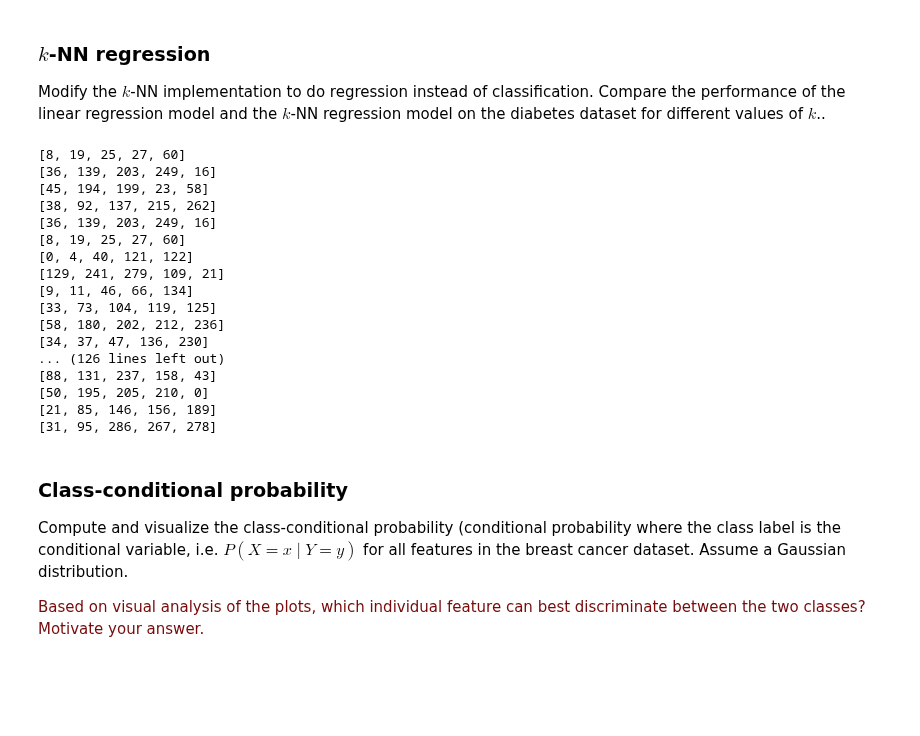
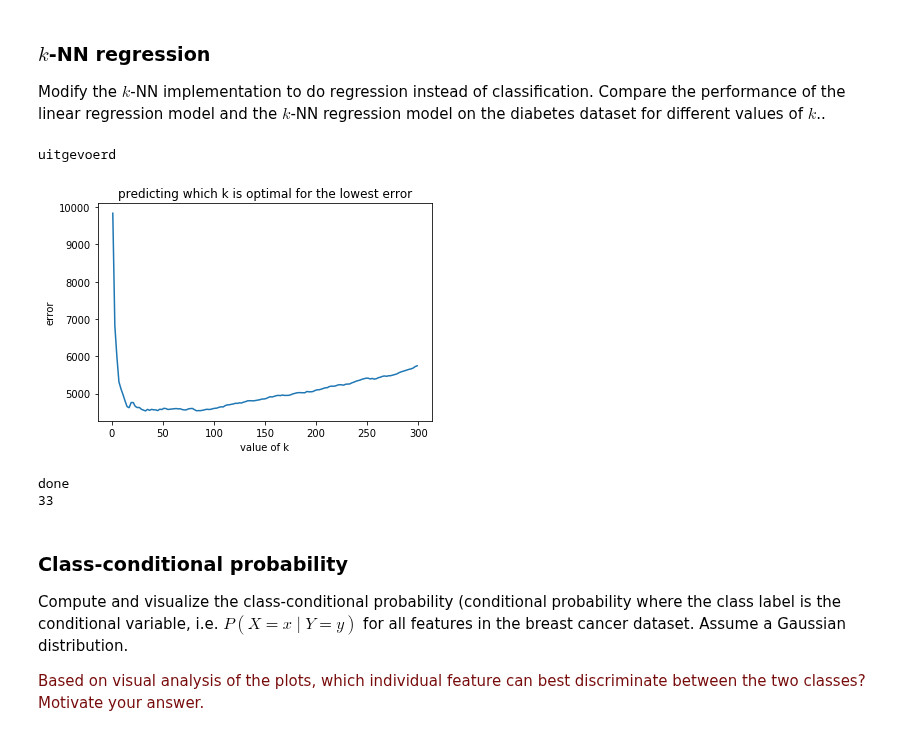
Before and after one commit to ndkruif/8dm40-machine-learning, a Jupyter notebook: practicals/week_1.ipynb, the cells around one changed output. Saved outputs shown, nothing was run; the diff lists cells and outputs as text; code cells hidden in the pictures; blank space fills up the shorter version.

```diff
--- a/practicals/week_1.ipynb
+++ b/practicals/week_1.ipynb
@@ -226,37 +225,49 @@ Modify the $k$-NN implementation to do regression instead of classification. Com
 # %%
 import sys
 sys.path.append('code/')
 from def_of_week_1 import *
 import numpy as np
 from sklearn.datasets import load_diabetes
 import operator
 from scipy.special import expit
+import matplotlib.pyplot as plt
 
 diabetes = load_diabetes()
 X_train_d = diabetes.data[:300, np.newaxis, 3]
 y_train_d = diabetes.target[:300, np.newaxis]
 X_test_d = diabetes.data[300:, np.newaxis, 3]
 y_test_d = diabetes.target[300:, np.newaxis]
 
-prediction = kNN_test_reg(X_train_d, X_test_d, y_train_d, y_test_d, 5)
+dict_of_reg_errors ={}
+
+for k in range(1,len(X_train_d)+1,2):      # the value of k needs always to be an odd number
+    prediction = kNN_test_reg(X_train_d, X_test_d, y_train_d, y_test_d, k)
+    knn_error = error_squared(y_test_d,prediction) #calculates the error of every k
+    if k in dict_of_reg_errors:
+        print (k)
+    # creates a dictionary with the k as key and the error as value
+    else:
+        dict_of_reg_errors[k]=knn_error
+print('uitgevoerd')
+# It plots all the errors (y-as) against the k value's (x-as)
+plt.figure()
+plt.plot(list(dict_of_reg_errors.keys()), list(dict_of_reg_errors.values()))
+plt.xlabel('value of k')
+plt.ylabel('error')
+plt.title('predicting which k is optimal for the lowest error')
+plt.show()
+
+print('done')
+
+# It will print the value of K with the lowest error
+whichK = sorted(dict_of_reg_errors.items(), key=operator.itemgetter(1))
+bestKvalue = whichK[0][0]
+print (bestKvalue)
 # %% [output]
-[8, 19, 25, 27, 60]
-[36, 139, 203, 249, 16]
-[45, 194, 199, 23, 58]
-[38, 92, 137, 215, 262]
-[36, 139, 203, 249, 16]
-[8, 19, 25, 27, 60]
-[0, 4, 40, 121, 122]
-[129, 241, 279, 109, 21]
-[9, 11, 46, 66, 134]
-[33, 73, 104, 119, 125]
-[58, 180, 202, 212, 236]
-[34, 37, 47, 136, 230]
-... (126 lines left out)
-[88, 131, 237, 158, 43]
-[50, 195, 205, 210, 0]
-[21, 85, 146, 156, 189]
-[31, 95, 286, 267, 278]
+uitgevoerd
+[figure, added]
+done
+33
 # %% [markdown]
 ### Class-conditional probability
 
```
Also changed, not shown: parts of 1 cell of this notebook.
